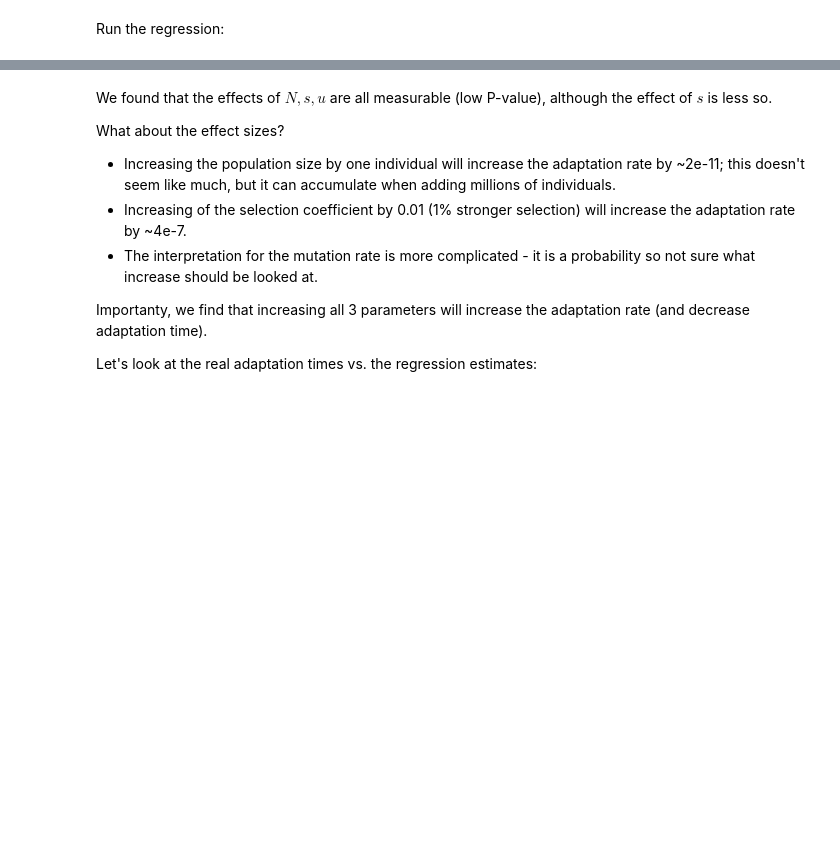
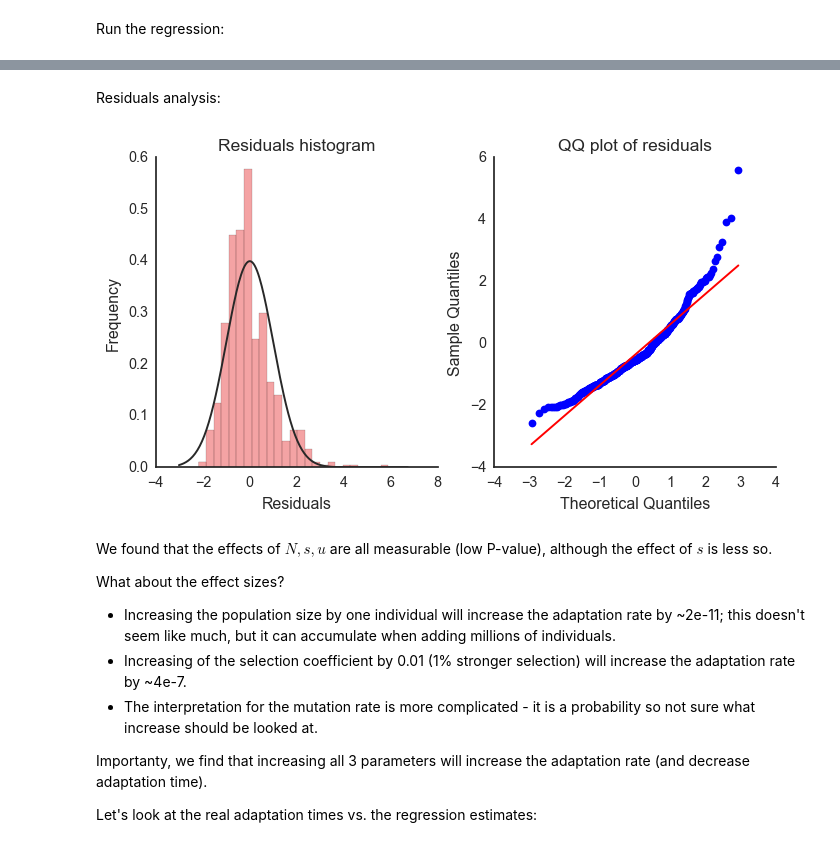
Before and after one commit to yoavram/ipython-notebooks, a Jupyter notebook: exponential regression of adaptation time.ipynb, the cells around one changed output, grey strips where cells are left out. Cells and saved outputs as stored; diff of their text form; code cells hidden in the pictures; blank space fills up the shorter version.

```diff
--- a/exponential regression of adaptation time.ipynb
+++ b/exponential regression of adaptation time.ipynb
@@ -501,3 +529,23 @@ Generalized Linear Model Regression Results
+# %% [markdown]
+Residuals analysis:
+# %%
+fig, ax = plt.subplots(1, 2, figsize=(8, 4))
+
+resid = results.resid_deviance.copy()
+resid_std = stats.zscore(resid)
+sns.distplot(resid_std, bins=25, kde=False, fit=stats.norm, ax=ax[0])
+ax[0].set(
+    title='Residuals histogram',
+    xlabel='Residuals',
+    ylabel='Frequency'
+)
+
+sm.graphics.qqplot(resid, line='r', ax=ax[1])
+ax[1].set_title('QQ plot of residuals')
+
+sns.despine()
+# %% [output]
+[figure, added]
 # %% [markdown]
 We found that the effects of $N, s, u$ are all measurable (low P-value), although the effect of $s$ is less so.
 
```
Also changed, not shown: parts of 15 cells of this notebook.
